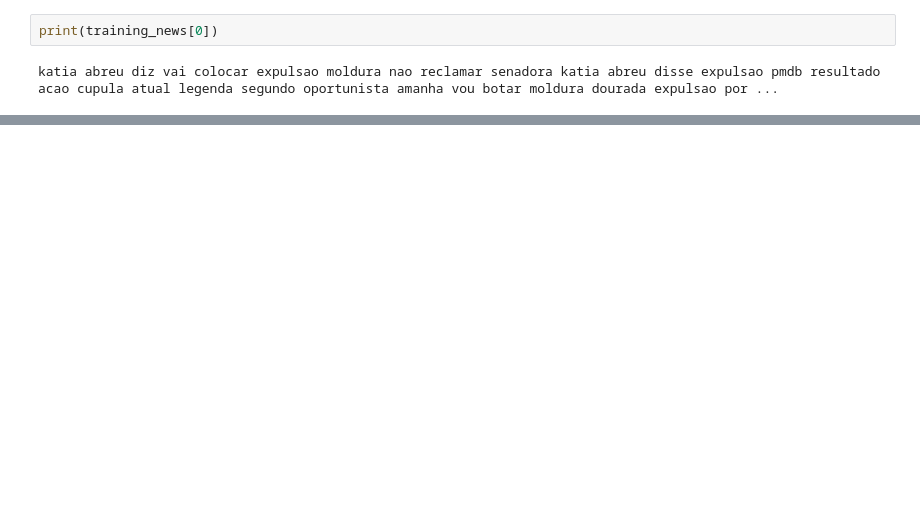
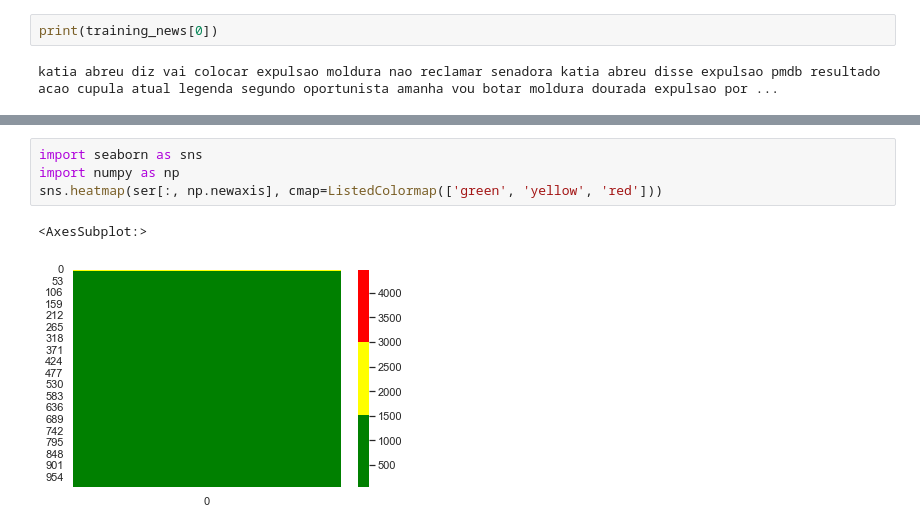
Before and after one commit to DanPascoalato/artificial-inteligence-101, a Jupyter notebook: notebooks/fake_newsversion2.ipynb, the cells around one changed output, grey strips where cells are left out. Cells and saved outputs as stored; diff of their text form; blank space fills up the shorter version.

```diff
--- a/notebooks/fake_newsversion2.ipynb
+++ b/notebooks/fake_newsversion2.ipynb
@@ -180,0 +326,7 @@ ValueError: could not convert string to float: 'katia abreu diz vai colocar expu
+# %%
+import seaborn as sns
+import numpy as np
+sns.heatmap(ser[:, np.newaxis], cmap=ListedColormap(['green', 'yellow', 'red']))
+# %% [output]
+<AxesSubplot:>
+[figure, added]
```
Also changed, not shown: parts of 32 cells of this notebook.
